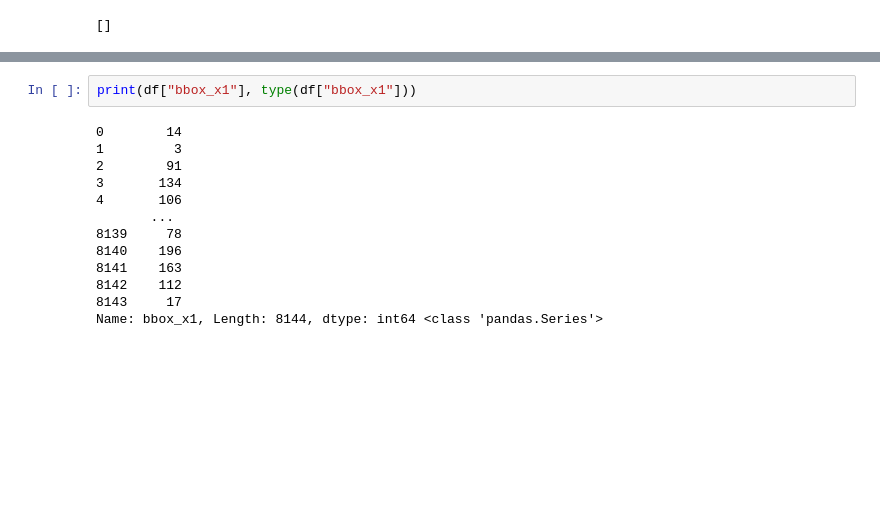
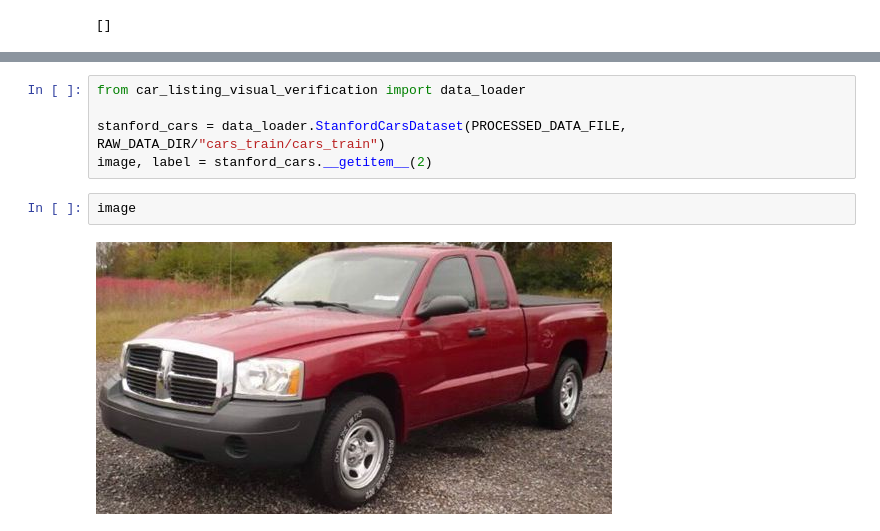
Before and after one commit to Ruslon1/car-listing-visual-verification, a Jupyter notebook: notebooks/EDA.ipynb, the cells around one changed output, grey strips where cells are left out. Drawn from its saved outputs; the diff is of its cells as text; blank space fills up the shorter version.

Commit message:
Plotting some preprocessed data

```diff
--- a/notebooks/EDA.ipynb
+++ b/notebooks/EDA.ipynb
@@ -92,15 +63,9 @@ plt.show()
-# %%
-print(df["bbox_x1"], type(df["bbox_x1"]))
-# %% [output]
-0        14
-1         3
-2        91
-3       134
-4       106
-       ...
-8139     78
-8140    196
-8141    163
-8142    112
-8143     17
-Name: bbox_x1, Length: 8144, dtype: int64 <class 'pandas.Series'>
+# %%
+from car_listing_visual_verification import data_loader
+
+stanford_cars = data_loader.StanfordCarsDataset(PROCESSED_DATA_FILE, RAW_DATA_DIR/"cars_train/cars_train")
+image, label = stanford_cars.__getitem__(2)
+# %%
+image
+# %% [output]
+[figure, added]
```
Also changed, not shown: parts of 10 cells of this notebook.
